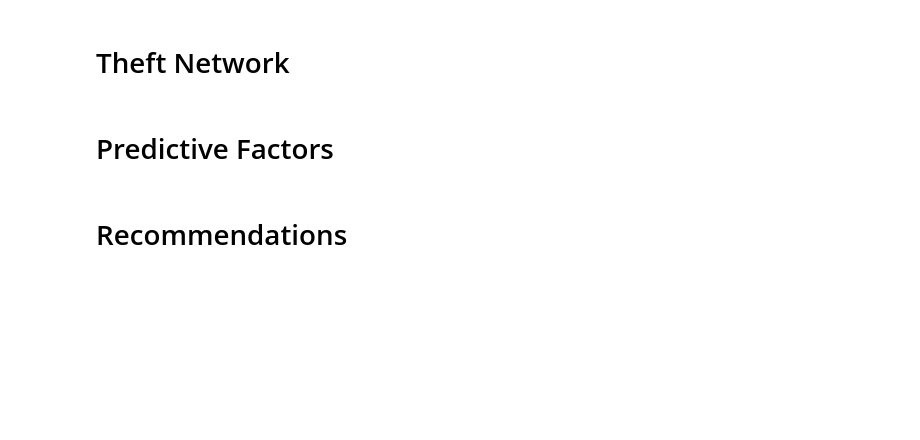
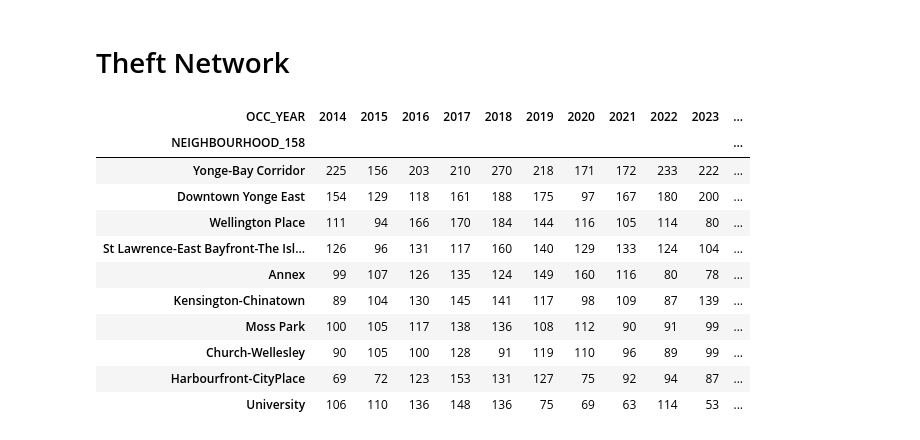
Before and after one commit to kvlrdhrs/Analysis-of-Bicycle-Thefts-in-Toronto, a Jupyter notebook: code.ipynb, the cells around one changed output. Saved outputs shown, nothing was run; the diff lists cells and outputs as text; code cells hidden in the pictures; blank space fills up the shorter version.

Commit message:
finished counting by neighbourhood

```diff
--- a/code.ipynb
+++ b/code.ipynb
@@ -344,7 +344,27 @@ plt.show()
 [figure]
 # %% [markdown]
 # Theft Network
-# %% [markdown]
-# Predictive Factors
-# %% [markdown]
-# Recommendations
+# %%
+data_temp1 = df.pivot_table(index='NEIGHBOURHOOD_158', columns='OCC_YEAR', values='OBJECTID', aggfunc='count', fill_value=0, margins=True, margins_name='Grand Total')
+data_temp1.drop('Grand Total', axis=0, inplace=True)
+data_temp1_sorted = data_temp1.sort_values(by='Grand Total', ascending=False)
+data_temp1_sorted['% of Total'] = (data_temp1_sorted['Grand Total'] / data_temp1_sorted['Grand Total'].sum()) * 100
+data_temp1_sorted['% of Total'] = data_temp1_sorted['% of Total'].apply(lambda x: f'{x:.0f}%')
+
+top_10_neighbourhoods = data_temp1_sorted.head(10)
+styled_top_10_neighbourhoods = top_10_neighbourhoods.style.background_gradient(cmap='Blues', subset=top_10_neighbourhoods.columns[:-1])
+
+display(styled_top_10_neighbourhoods)
+# %% [output]
+| OCC_YEAR | 2014 | 2015 | 2016 | 2017 | 2018 | 2019 | 2020 | 2021 | 2022 | 2023 | ... |
+| NEIGHBOURHOOD_158 |  |  |  |  |  |  |  |  |  |  | ... |
+| Yonge-Bay Corridor | 225 | 156 | 203 | 210 | 270 | 218 | 171 | 172 | 233 | 222 | ... |
+| Downtown Yonge East | 154 | 129 | 118 | 161 | 188 | 175 | 97 | 167 | 180 | 200 | ... |
+| Wellington Place | 111 | 94 | 166 | 170 | 184 | 144 | 116 | 105 | 114 | 80 | ... |
+| St Lawrence-East Bayfront-The Isl... | 126 | 96 | 131 | 117 | 160 | 140 | 129 | 133 | 124 | 104 | ... |
+| Annex | 99 | 107 | 126 | 135 | 124 | 149 | 160 | 116 | 80 | 78 | ... |
+| Kensington-Chinatown | 89 | 104 | 130 | 145 | 141 | 117 | 98 | 109 | 87 | 139 | ... |
+| Moss Park | 100 | 105 | 117 | 138 | 136 | 108 | 112 | 90 | 91 | 99 | ... |
+| Church-Wellesley | 90 | 105 | 100 | 128 | 91 | 119 | 110 | 96 | 89 | 99 | ... |
+| Harbourfront-CityPlace | 69 | 72 | 123 | 153 | 131 | 127 | 75 | 92 | 94 | 87 | ... |
+| University | 106 | 110 | 136 | 148 | 136 | 75 | 69 | 63 | 114 | 53 | ... |
```
